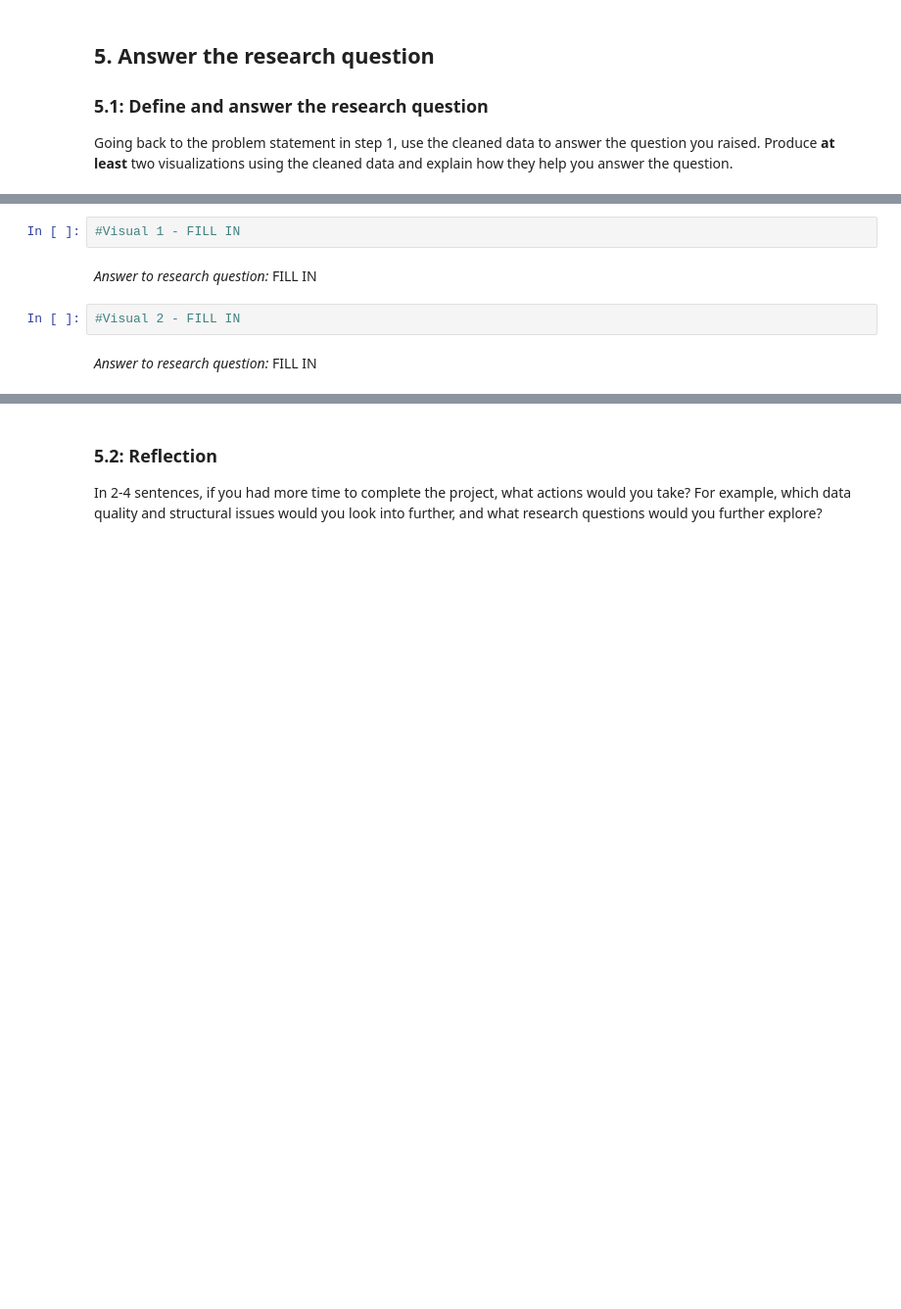
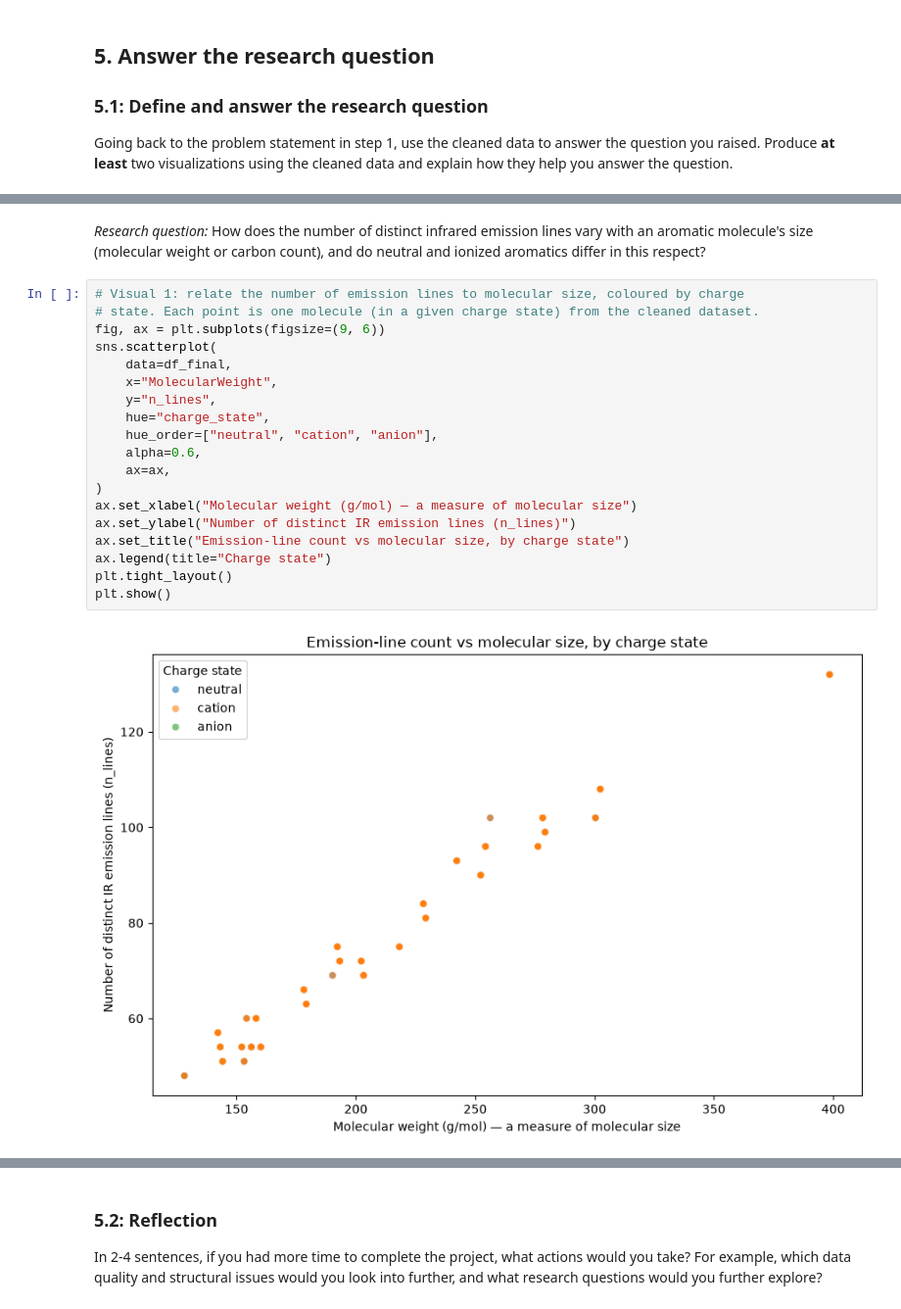
Before and after one commit to thebreadishard/udacity-data-wrangling, a Jupyter notebook: Data_Wrangling_Project_Starter.ipynb, the cells around one changed output, grey strips where cells are left out. Shown at 98% size. Drawn from its saved outputs; the diff is of its cells as text; blank space fills up the shorter version.

Commit message:
Section 5.1: research question + Visual 1 (line count vs size) and Visual 2 (IR intensity by charge state)

```diff
--- a/Data_Wrangling_Project_Starter.ipynb
+++ b/Data_Wrangling_Project_Starter.ipynb
@@ -828,8 +826,23 @@ Going back to the problem statement in step 1, use the cleaned data to answer th
-# %%
-#Visual 1 - FILL IN
-# %% [markdown]
-*Answer to research question:* FILL IN
-# %%
-#Visual 2 - FILL IN
-# %% [markdown]
-*Answer to research question:* FILL IN
+# %% [markdown]
+*Research question:* How does the number of distinct infrared emission lines vary with an aromatic molecule's size (molecular weight or carbon count), and do neutral and ionized aromatics differ in this respect?
+# %%
+# Visual 1: relate the number of emission lines to molecular size, coloured by charge
+# state. Each point is one molecule (in a given charge state) from the cleaned dataset.
+fig, ax = plt.subplots(figsize=(9, 6))
+sns.scatterplot(
+    data=df_final,
+    x="MolecularWeight",
+    y="n_lines",
+    hue="charge_state",
+    hue_order=["neutral", "cation", "anion"],
+    alpha=0.6,
+    ax=ax,
+)
+ax.set_xlabel("Molecular weight (g/mol) — a measure of molecular size")
+ax.set_ylabel("Number of distinct IR emission lines (n_lines)")
+ax.set_title("Emission-line count vs molecular size, by charge state")
+ax.legend(title="Charge state")
+plt.tight_layout()
+plt.show()
+# %% [output]
+[figure, added]
```
Also changed, not shown: parts of 4 cells of this notebook.
